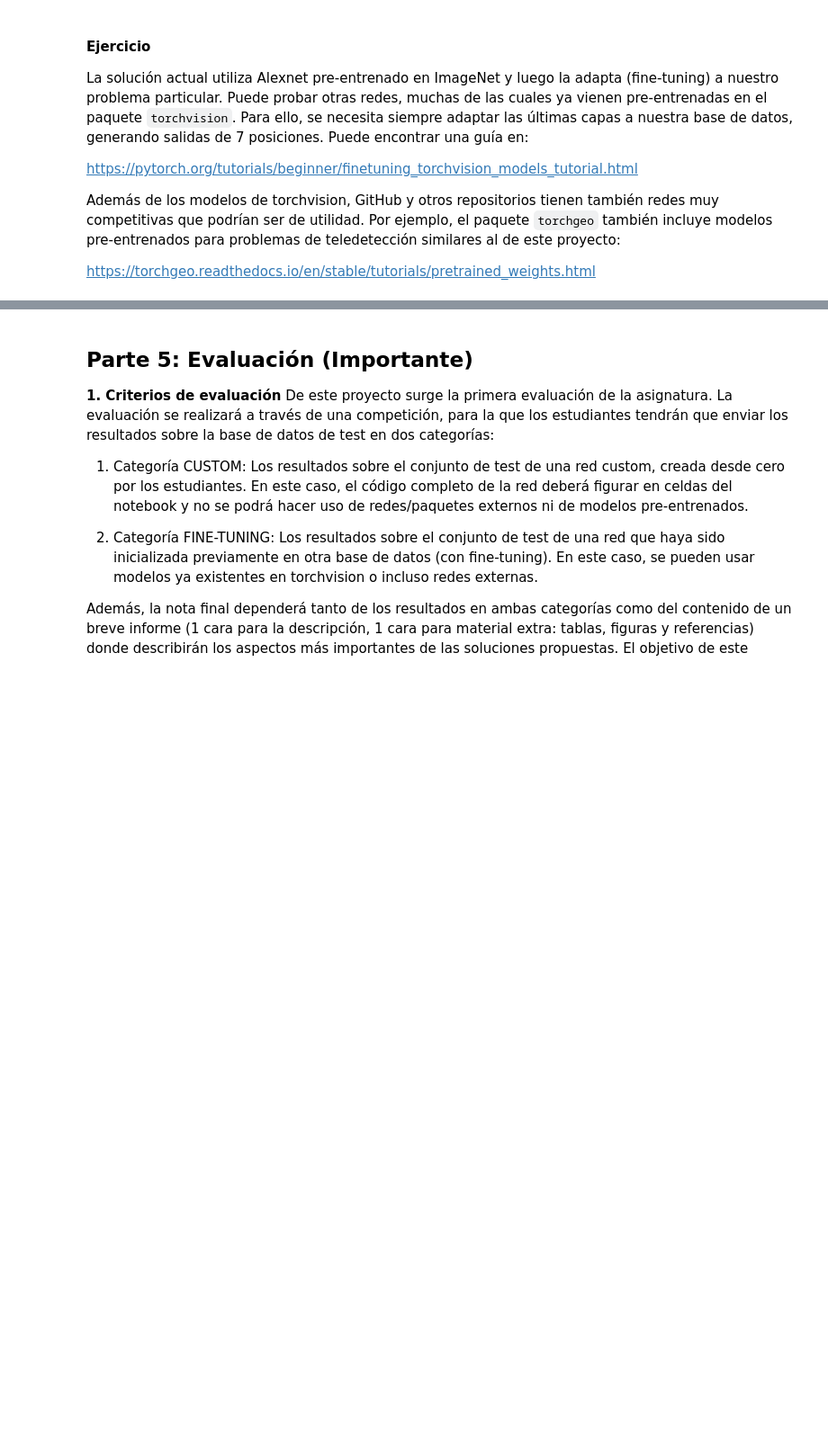
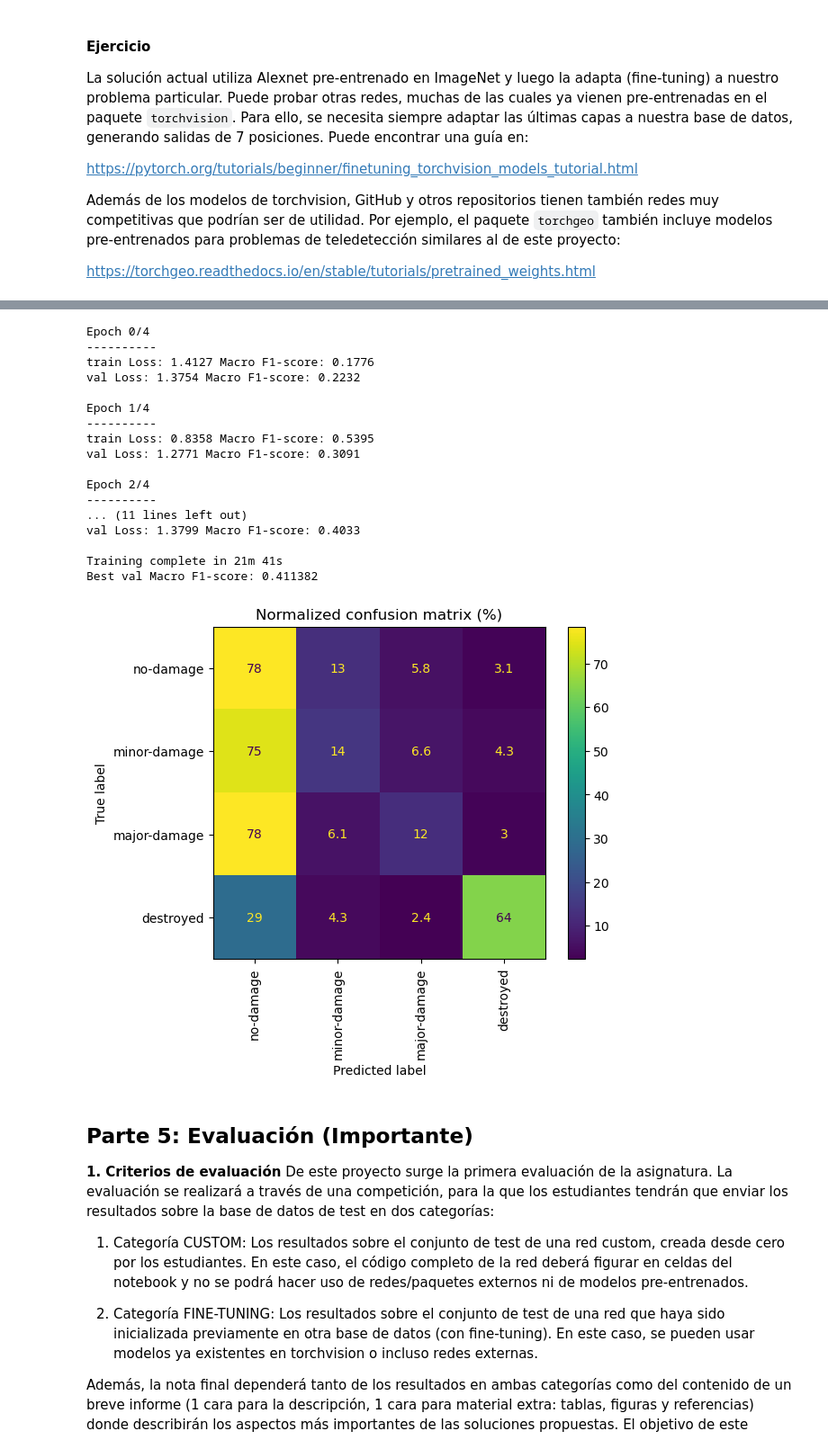
Before and after one commit to AMF064/APAI_2026, a Jupyter notebook: Practica_3/P2_Clasificacion_Imagenes_DNNs.ipynb, the cells around one changed output, grey strips where cells are left out. Shown at 90% size. Drawn from its saved outputs; the diff is of its cells as text; code cells hidden in the pictures; blank space fills up the shorter version.

```diff
--- a/Practica_3/P2_Clasificacion_Imagenes_DNNs.ipynb
+++ b/Practica_3/P2_Clasificacion_Imagenes_DNNs.ipynb
@@ -1675,0 +1826,10 @@ Además de los modelos de torchvision, GitHub y otros repositorios tienen tambi
+# %%
+# Cargamos MobileNetV2 preentrenada
+mobilenet = models.mobilenet_v2(pretrained=True)
+
+# cambiamos la última capa
+num_ftrs = mobilenet.classifier[1].in_features
+mobilenet.classifier[1] = nn.Linear(num_ftrs, 4)
+
+mobilenet = mobilenet.to(device)
+print(mobilenet)
@@ -1676,3 +1855,35 @@ Además de los modelos de torchvision, GitHub y otros repositorios tienen tambi
+# %%
+#OPTIMIZAMOS:
+optimizer_mobilenet = optim.SGD(mobilenet.parameters(), lr=1e-3, momentum=0.9)
+
+scheduler_mobilenet = lr_scheduler.StepLR(
+    optimizer_mobilenet,
+    step_size=7,
+    gamma=0.1
+)
+# %%
+#ENTRENAMOS
+mobilenet = train_model(mobilenet, criterion, optimizer_mobilenet, scheduler_mobilenet,
+                        num_epochs=5)
+# %% [output]
+Epoch 0/4
+----------
+train Loss: 1.4127 Macro F1-score: 0.1776
+val Loss: 1.3754 Macro F1-score: 0.2232
+
+Epoch 1/4
+----------
+train Loss: 0.8358 Macro F1-score: 0.5395
+val Loss: 1.2771 Macro F1-score: 0.3091
+
+Epoch 2/4
+----------
+... (11 lines left out)
+val Loss: 1.3799 Macro F1-score: 0.4033
+
+Training complete in 21m 41s
+Best val Macro F1-score: 0.411382
+[figure, added]
 # %% [markdown]
 ## Parte 5: Evaluación (Importante)
 
```
Also changed, not shown: parts of 16 cells of this notebook.
